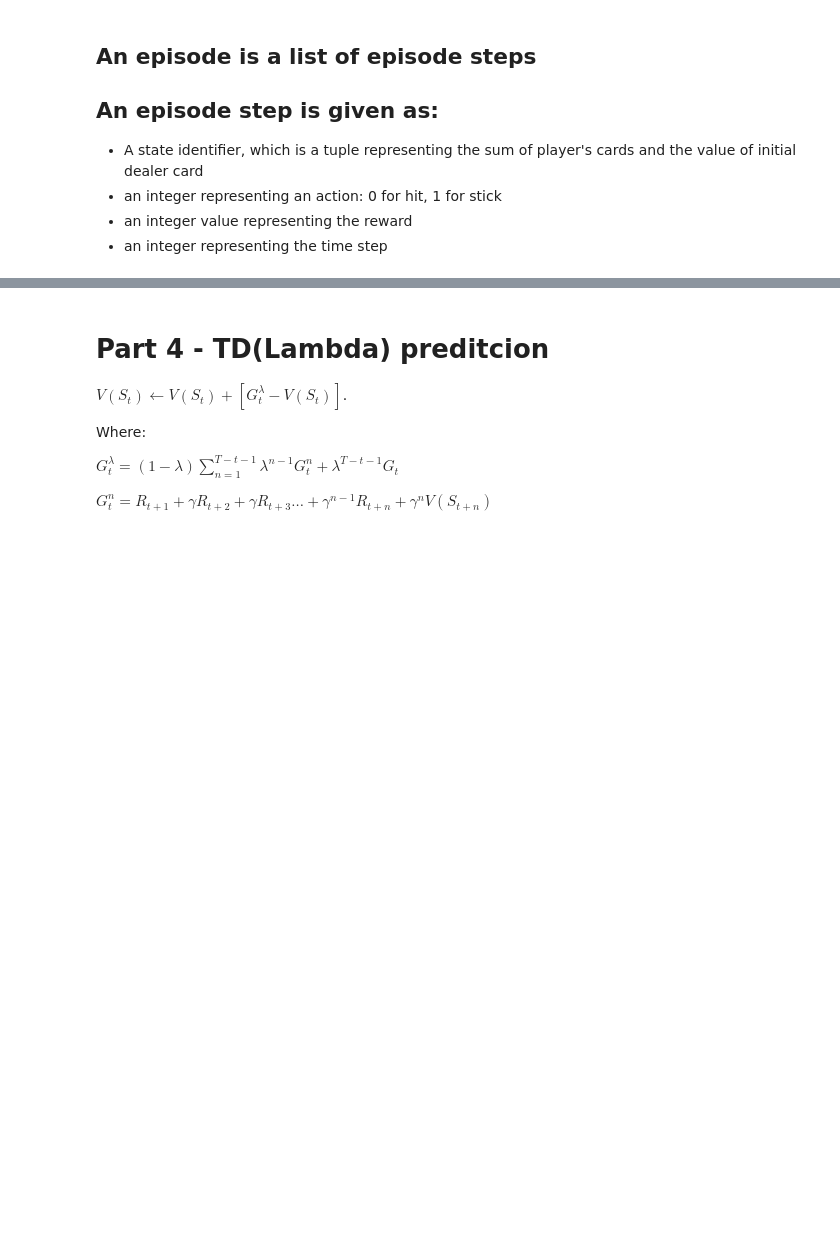
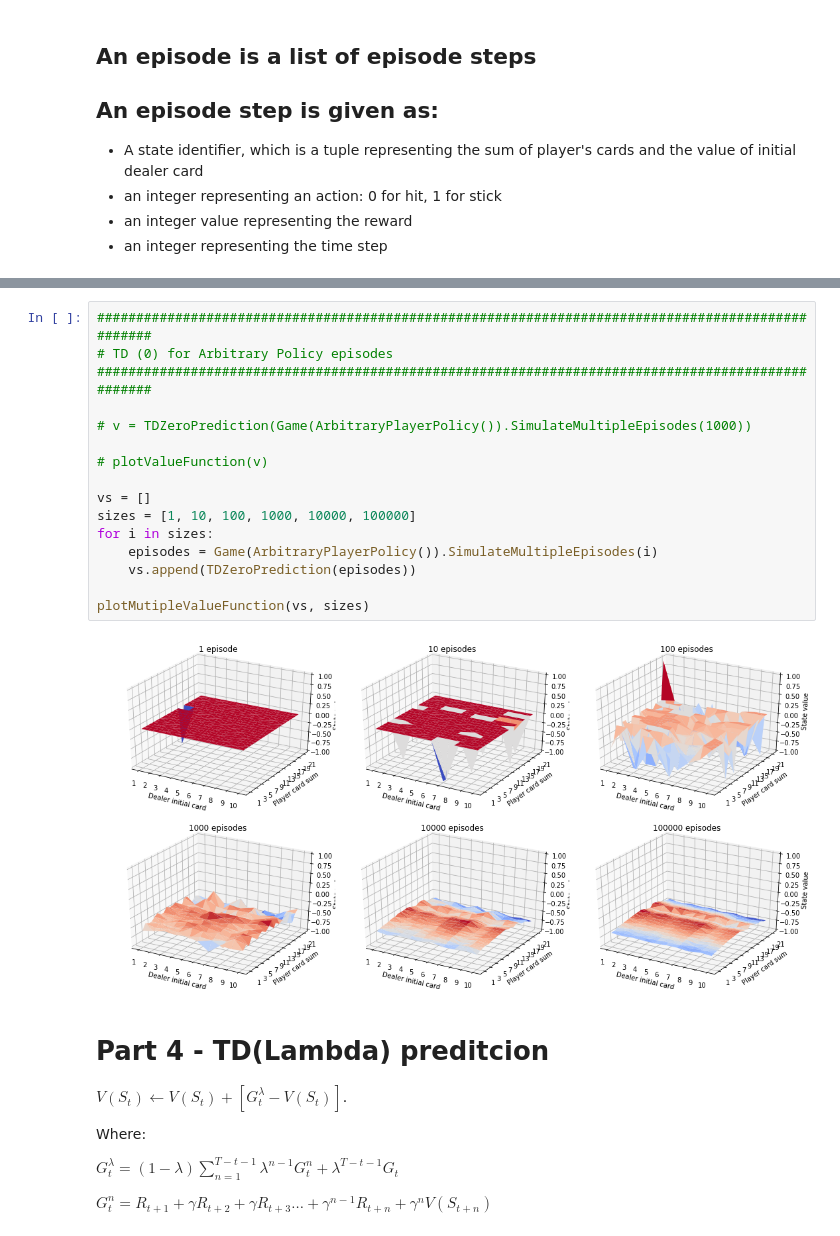
Before and after one commit to renato-scaroni/ReinforcementLearning-knowledgeBase, a Jupyter notebook: Implementations/easy21/Easy21-scaroni.ipynb, the cells around one changed output, grey strips where cells are left out. Saved outputs shown, nothing was run; the diff lists cells and outputs as text; blank space fills up the shorter version.

```diff
--- a/Implementations/easy21/Easy21-scaroni.ipynb
+++ b/Implementations/easy21/Easy21-scaroni.ipynb
@@ -362,3 +451,21 @@ plotValueFunction(v)
+# %%
+##################################################################################################
+# TD (0) for Arbitrary Policy episodes
+##################################################################################################
+
+# v = TDZeroPrediction(Game(ArbitraryPlayerPolicy()).SimulateMultipleEpisodes(1000))
+
+# plotValueFunction(v)
+
+vs = []
+sizes = [1, 10, 100, 1000, 10000, 100000]
+for i in sizes:
+    episodes = Game(ArbitraryPlayerPolicy()).SimulateMultipleEpisodes(i)
+    vs.append(TDZeroPrediction(episodes))
+
+plotMutipleValueFunction(vs, sizes)
+# %% [output]
+[figure, added]
 # %% [markdown]
 # Part 4 - TD(Lambda) preditcion
 
```
Also changed, not shown: parts of 34 cells of this notebook, 1 other file.
